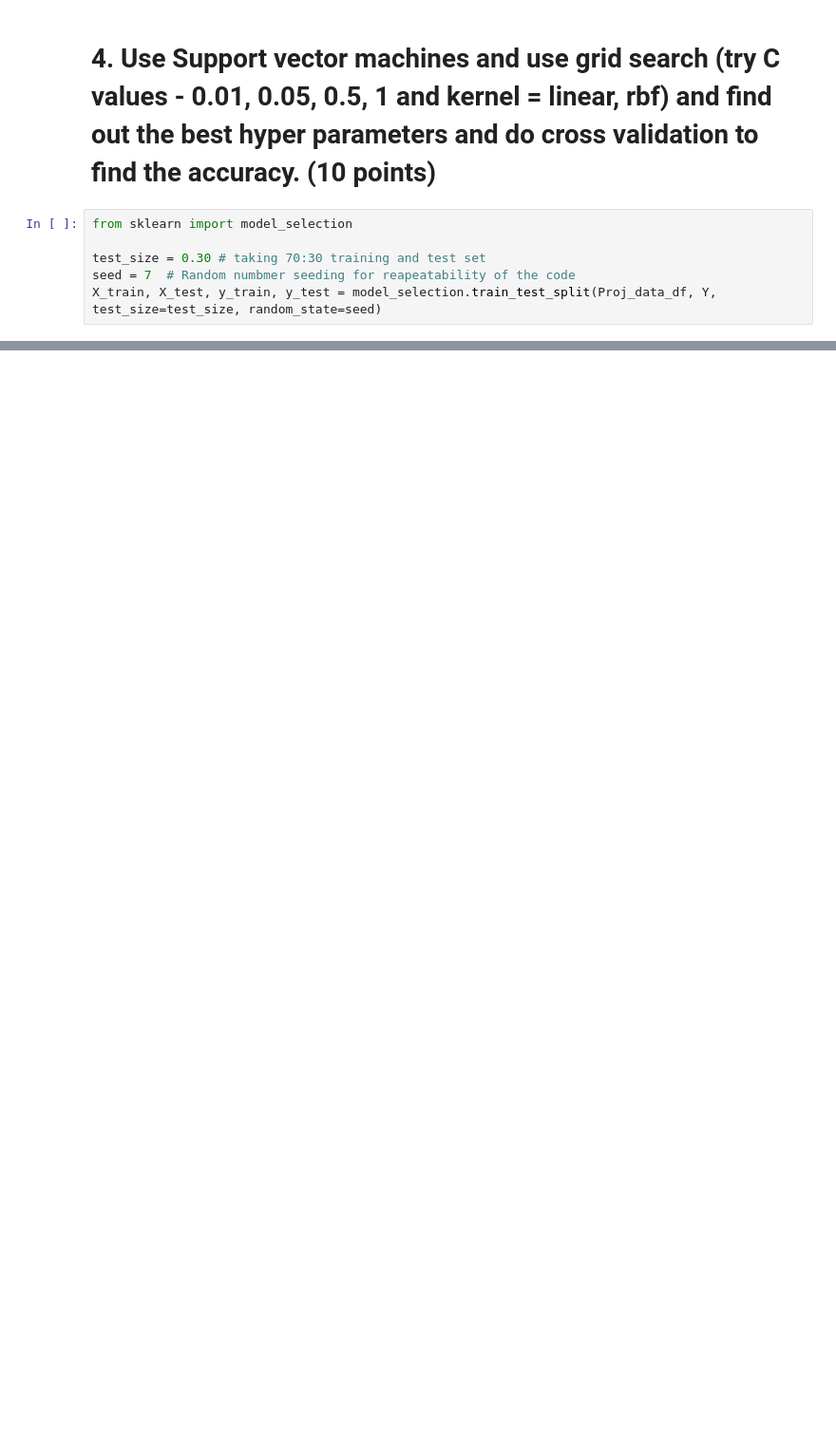
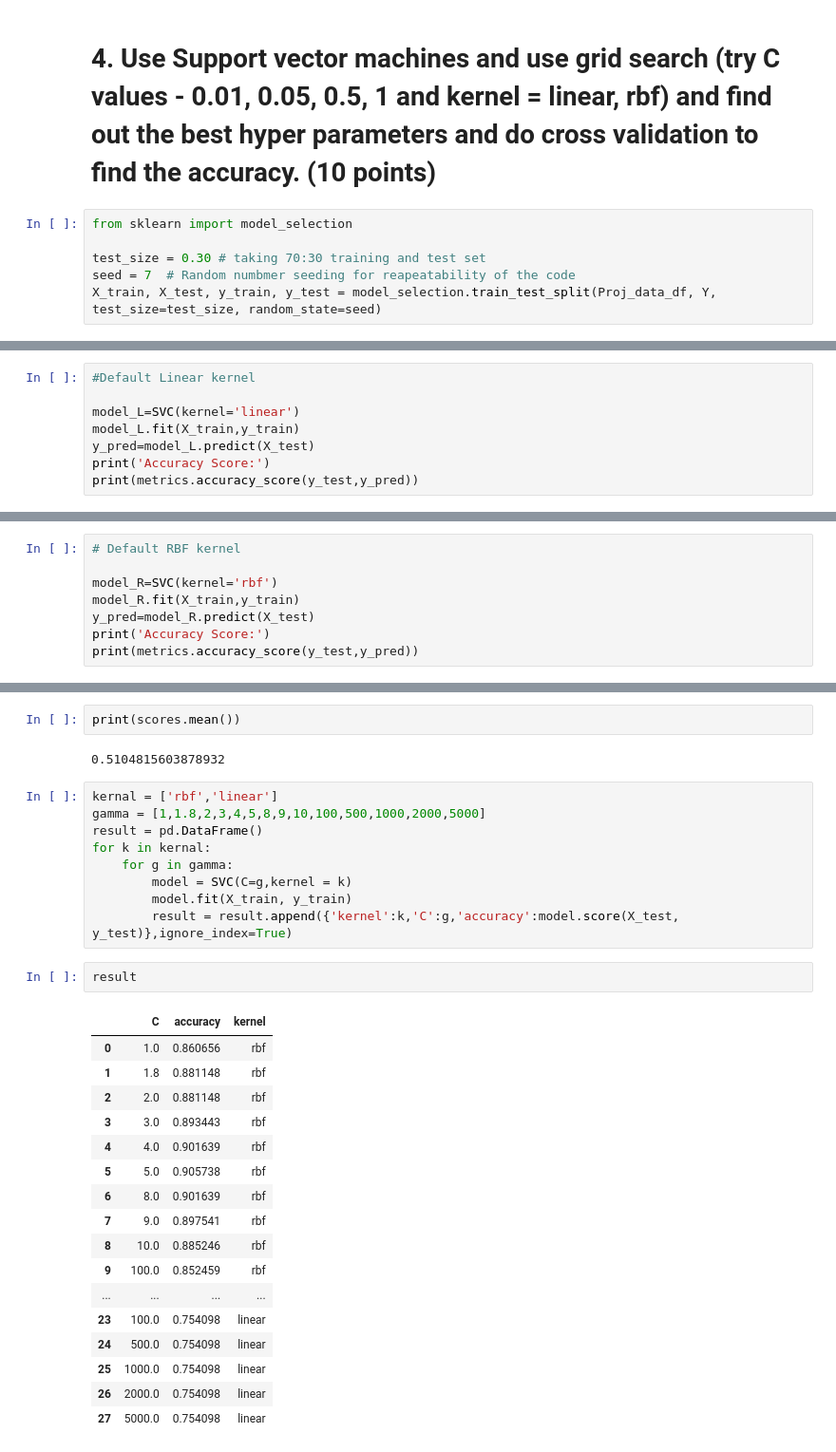
Before and after one commit to GreatLearningAIML1/bangalore-feb-batch-rabigarg, a Jupyter notebook: Unsupervised Learning_R5_Project2.ipynb, the cells around one changed output, grey strips where cells are left out. Shown at 95% size. Saved outputs shown, nothing was run; the diff lists cells and outputs as text; blank space fills up the shorter version.

```diff
--- a/Unsupervised Learning_R5_Project2.ipynb
+++ b/Unsupervised Learning_R5_Project2.ipynb
@@ -299,0 +366,8 @@ SVC(C=1.0, cache_size=200, class_weight=None, coef0=0.0,
+# %%
+#Default Linear kernel
+
+model_L=SVC(kernel='linear')
+model_L.fit(X_train,y_train)
+y_pred=model_L.predict(X_test)
+print('Accuracy Score:')
+print(metrics.accuracy_score(y_test,y_pred))
@@ -299,0 +377,8 @@ SVC(C=1.0, cache_size=200, class_weight=None, coef0=0.0,
+# %%
+# Default RBF kernel
+
+model_R=SVC(kernel='rbf')
+model_R.fit(X_train,y_train)
+y_pred=model_R.predict(X_test)
+print('Accuracy Score:')
+print(metrics.accuracy_score(y_test,y_pred))
@@ -299,0 +413,33 @@ SVC(C=1.0, cache_size=200, class_weight=None, coef0=0.0,
+# %%
+print(scores.mean())
+# %% [output]
+0.5104815603878932
+# %%
+kernal = ['rbf','linear']
+gamma = [1,1.8,2,3,4,5,8,9,10,100,500,1000,2000,5000]
+result = pd.DataFrame()
+for k in kernal:
+    for g in gamma:
+        model = SVC(C=g,kernel = k)
+        model.fit(X_train, y_train)
+        result = result.append({'kernel':k,'C':g,'accuracy':model.score(X_test, y_test)},ignore_index=True)
+# %%
+result
+# %% [output]
+|  | C | accuracy | kernel |
+| 0 | 1.0 | 0.860656 | rbf |
+| 1 | 1.8 | 0.881148 | rbf |
+| 2 | 2.0 | 0.881148 | rbf |
+| 3 | 3.0 | 0.893443 | rbf |
+| 4 | 4.0 | 0.901639 | rbf |
+| 5 | 5.0 | 0.905738 | rbf |
+| 6 | 8.0 | 0.901639 | rbf |
+| 7 | 9.0 | 0.897541 | rbf |
+| 8 | 10.0 | 0.885246 | rbf |
+| 9 | 100.0 | 0.852459 | rbf |
+| ... | ... | ... | ... |
+| 23 | 100.0 | 0.754098 | linear |
+| 24 | 500.0 | 0.754098 | linear |
+| 25 | 1000.0 | 0.754098 | linear |
+| 26 | 2000.0 | 0.754098 | linear |
+| 27 | 5000.0 | 0.754098 | linear |
```
Also changed, not shown: parts of 25 cells of this notebook.
